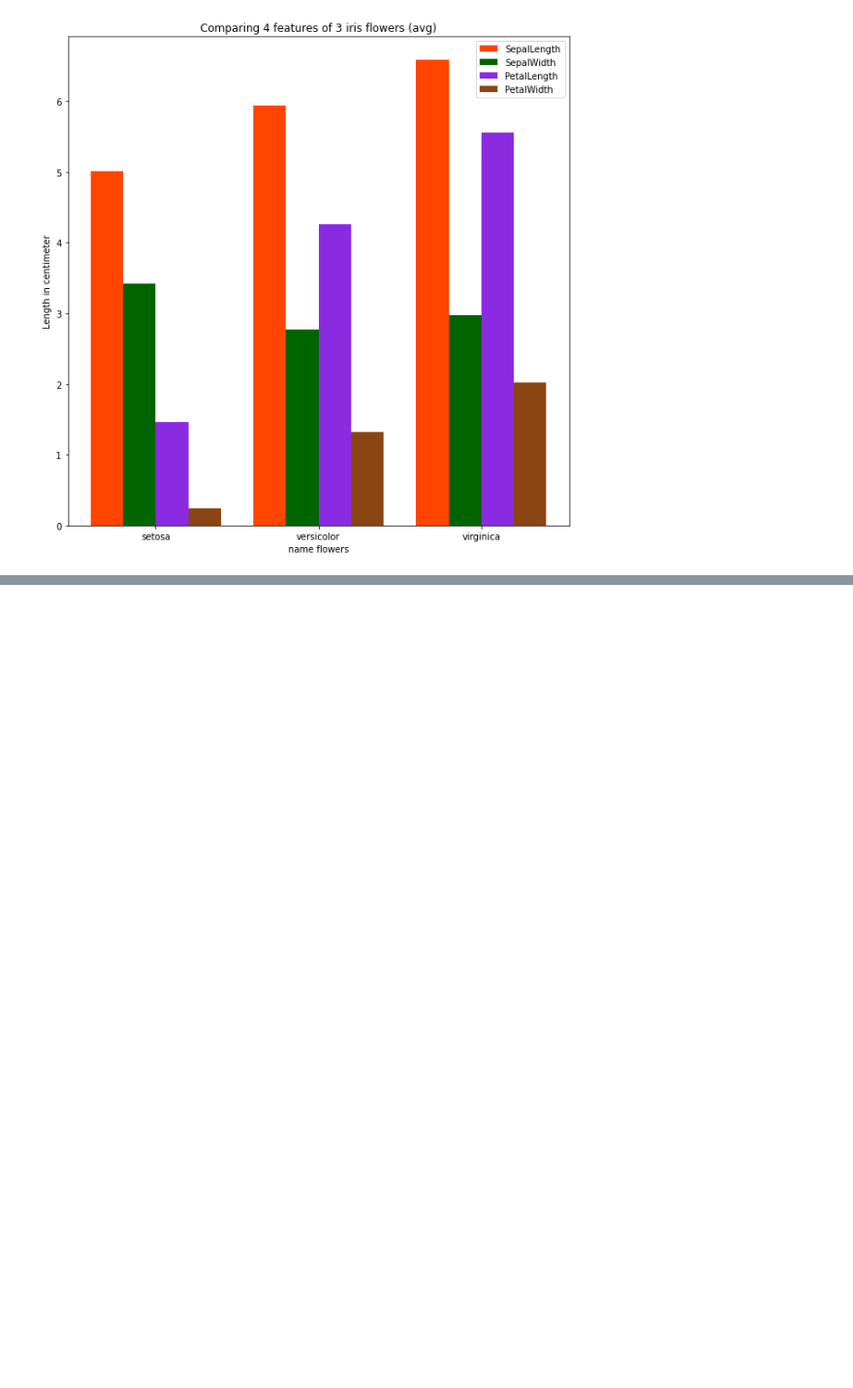
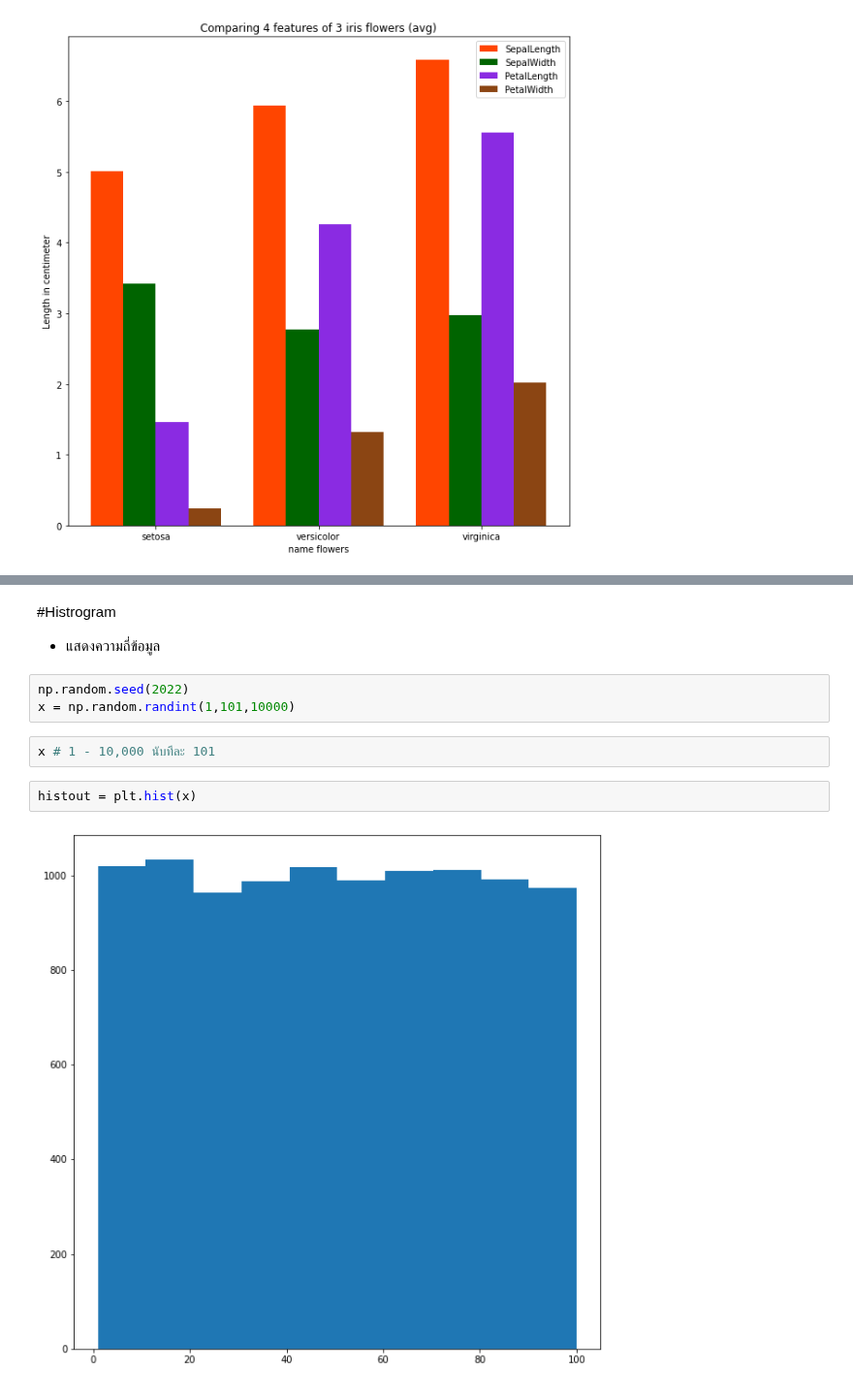
Before and after one commit to Nattakonjpg/BasicProg_DataViz65, a Jupyter notebook: DataViz04_Data_Comparison_ipnyb.ipynb, the cells around one changed output, grey strips where cells are left out. Shown at 97% size. Saved outputs shown, nothing was run; the diff lists cells and outputs as text; blank space fills up the shorter version.

```diff
--- a/DataViz04_Data_Comparison_ipnyb.ipynb
+++ b/DataViz04_Data_Comparison_ipnyb.ipynb
@@ -295,0 +332,12 @@ plt.legend();
+# %% [markdown]
+#Histrogram
+- แสดงความถี่ข้อมูล
+# %%
+np.random.seed(2022)
+x = np.random.randint(1,101,10000)
+# %%
+x # 1 - 10,000 นับทีละ 101
+# %%
+histout = plt.hist(x)
+# %% [output]
+[figure, added]
```
Also changed, not shown: parts of 33 cells of this notebook.
